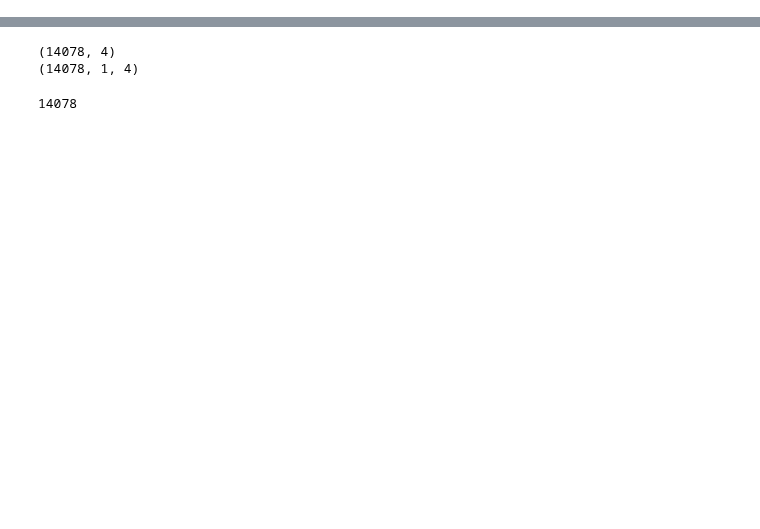
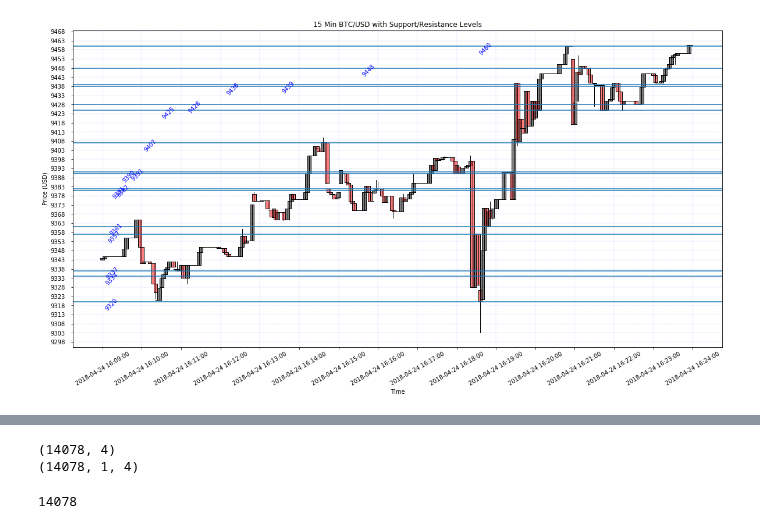
Before and after one commit to timothyyu/gdax-orderbook-ml, a Jupyter notebook: 7_input_feature_refinement_continued.ipynb, the cells around one changed output, grey strips where cells are left out. Cells and saved outputs as stored; diff of their text form; code cells hidden in the pictures; blank space fills up the shorter version.

```diff
--- a/7_input_feature_refinement_continued.ipynb
+++ b/7_input_feature_refinement_continued.ipynb
@@ -308,6 +312,11 @@ def generate_chart(dataframe):
     #plt.tight_layout()
     return plt.show()
     #return plt.show(), ml_results
+# %%
+
+generate_chart(chart_15m_df)
+# %% [output]
+[figure, added]
 # %%
 # create and set inital/placeholder values for size_delta, position, and sr_prox_value/line input features
     # run once upon new scrape only
```
Also changed, not shown: parts of 17 cells of this notebook.
